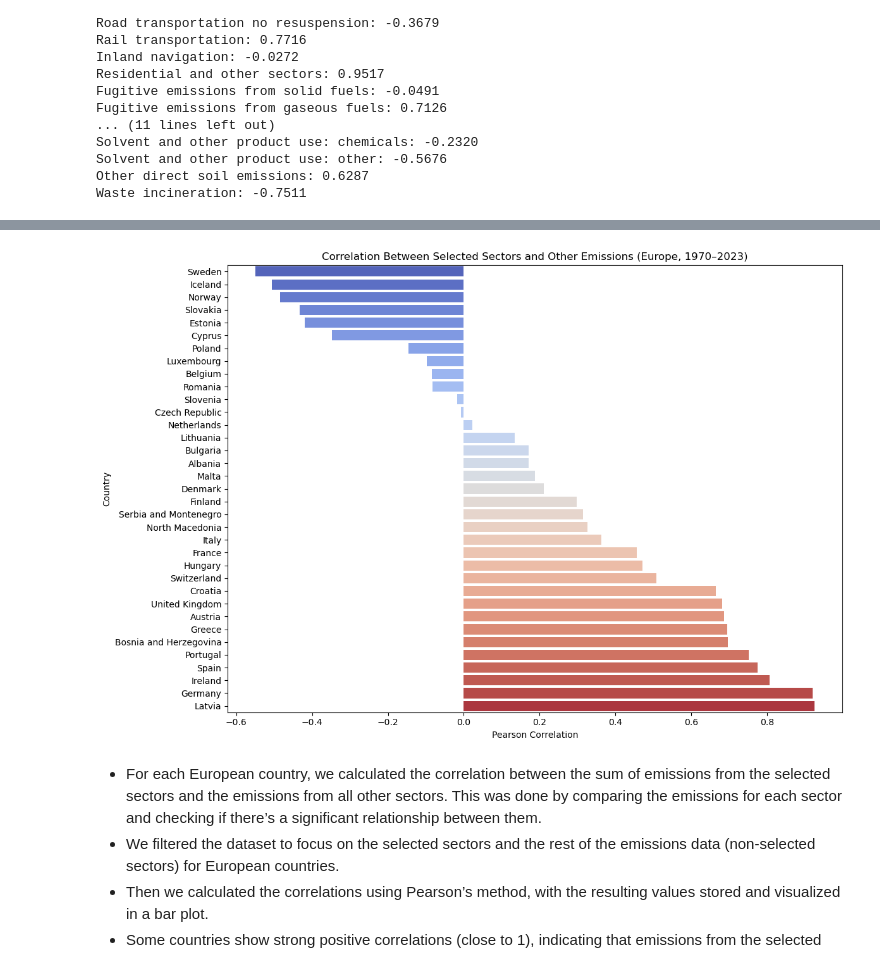
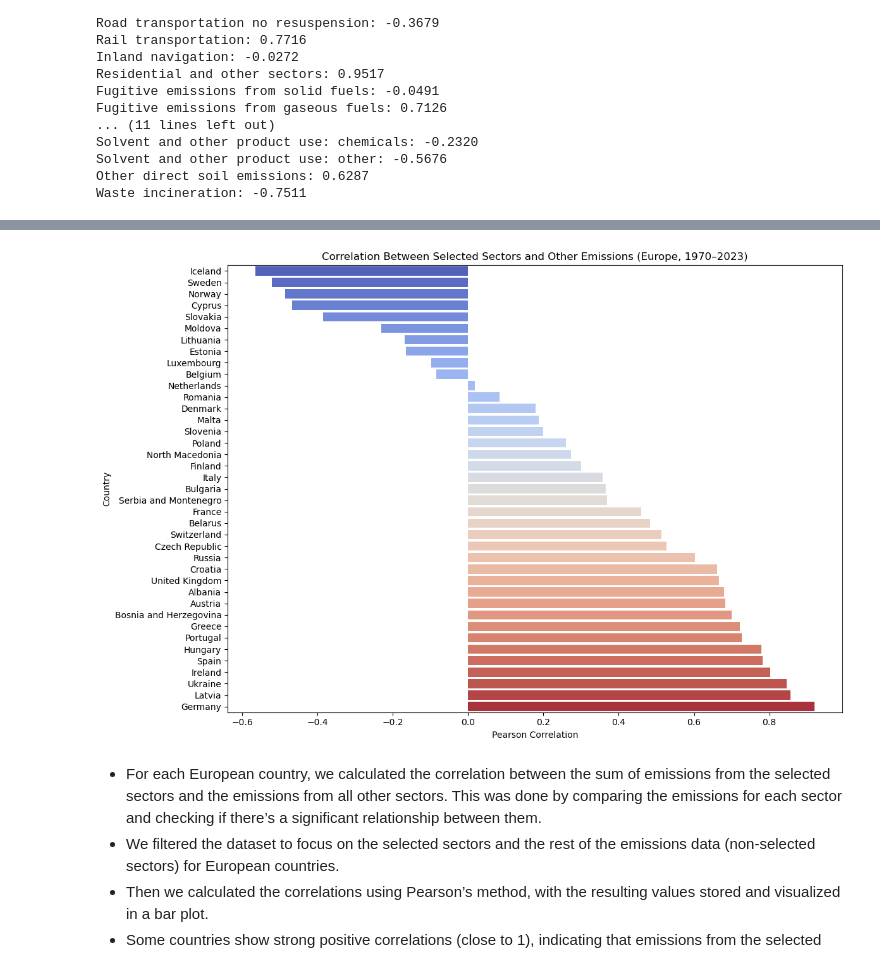
Before and after one commit to Filusion/PR2515, a Jupyter notebook: correlation.ipynb, the cells around one changed output, grey strips where cells are left out. Cells and saved outputs as stored; diff of their text form; code cells hidden in the pictures.

Commit message:
added Russia, Ukraine, Belarus and Moldova to the data

```diff
--- a/correlation.ipynb
+++ b/correlation.ipynb
@@ -45,7 +64,9 @@ Top 5 european countries with most emissions:
 # %%
 # Creating individual dataframes for the top 5 countries with most emissions containing emission per sector
+df_russia = df_co2_sectors[(df_co2_sectors["Name"] == "Russian Federation") & (df_co2_sectors["Substance"] == "CO2")].dropna(axis=0)
 df_germany = df_co2_sectors[(df_co2_sectors["Name"] == "Germany") & (df_co2_sectors["Substance"] == "CO2")].dropna(axis=0)
 df_uk = df_co2_sectors[(df_co2_sectors["Name"] == "United Kingdom") & (df_co2_sectors["Substance"] == "CO2")].dropna(axis=0)
+df_ukraine = df_co2_sectors[(df_co2_sectors["Name"] == "Ukraine") & (df_co2_sectors["Substance"] == "CO2")].dropna(axis=0)
 df_france = df_co2_sectors[(df_co2_sectors["Name"] == "France") & (df_co2_sectors["Substance"] == "CO2")].dropna(axis=0)
 df_italy = df_co2_sectors[(df_co2_sectors["Name"] == "Italy") & (df_co2_sectors["Substance"] == "CO2")].dropna(axis=0)
 df_poland = df_co2_sectors[(df_co2_sectors["Name"] == "Poland") & (df_co2_sectors["Substance"] == "CO2")].dropna(axis=0)
@@ -67,14 +88,17 @@ sectors_of_interest = [
     "Fugitive emissions from solid fuels",
     "Fugitive emissions from oil and gas",
     "Fugitive emissions from gaseous fuels",
-    "Other direct soil emissions",
     "Rail transportation"
 ]
 # %%
 # Filtering the chosen sectors
+df_russia_filtered = df_russia[df_russia["Sector"].isin(sectors_of_interest)]
+
 df_germany_filtered = df_germany[df_germany["Sector"].isin(sectors_of_interest)]
 
 df_uk_filtered = df_uk[df_uk["Sector"].isin(sectors_of_interest)]
+
+df_ukraine_filtered = df_ukraine[df_ukraine["Sector"].isin(sectors_of_interest)]
 
 df_france_filtered = df_france[df_france["Sector"].isin(sectors_of_interest)]
 
@@ -141,0 +206,18 @@ Correlation between Rail transportation emissions and total emissions: 0.7584
+# %%
+# Calculating and printing correlations for the chosen sectors in Russia and the total CO2 emissions
+year_columns = df_co2_sectors.columns[5:]
+df_russia[year_columns] = df_russia[year_columns].apply(pd.to_numeric, errors='coerce')
+
+russia_total = df_russia[year_columns].groupby(df_russia["Name"]).sum().loc["Russian Federation"]
+
+print("Correlation of each sector with total CO₂ emissions in Russia:\n")
+
+for sector in df_russia["Sector"].unique():
+    sector_data = df_russia[df_russia["Sector"] == sector][year_columns].sum()
+
+    valid = (~russia_total.isna()) & (~sector_data.isna())
+    if valid.sum() >= 2:
+        corr = np.corrcoef(russia_total[valid], sector_data[valid])[0, 1]
+        print(f"{sector}: {corr:.4f}")
+    else:
+        print(f"{sector}: Not enough valid data")
@@ -220,39 +328,56 @@ years = [str(year) for year in range(1970, 2024)]
 
 
 df_european_countries = df_co2_sectors[df_co2_sectors['Region'].str.contains('Europe', na=False)]
+
+# Add Russia
+df_russia = df_co2_sectors[df_co2_sectors['Name'].str.contains('Russian Federation', case=False, na=False)].copy()
+df_russia['Name'] = df_russia['Name'].replace('Russian Federation', 'Russia')
+
+# Add Ukraine
+df_ukraine = df_co2_sectors[df_co2_sectors['Name'].str.contains('Ukraine', case=False, na=False)].copy()
+
+# Add Belarus
+df_belarus = df_co2_sectors[df_co2_sectors['Name'].str.contains('Belarus', case=False, na=False)].copy()
+
+# Add Moldova
+df_moldova = df_co2_sectors[df_co2_sectors['Name'].str.contains('Moldova', case=False, na=False)].copy()
+df_moldova['Name'] = df_moldova['Name'].replace('Moldova, Republic of', 'Moldova')
+
+# Combine all
+df_european_countries = pd.concat([df_european_countries, df_russia, df_ukraine, df_belarus, df_moldova]).drop_duplicates()
 
 df_european_countries[years] = df_european_countries[years].apply(pd.to_numeric, errors='coerce')
 
 selected_df = df_european_countries[df_european_countries["Sector"].isin(sectors_of_interest)]
 other_df = df_european_countries[~df_european_countries["Sector"].isin(sectors_of_interest)]
 
 correlations = []
 
 for country in df_european_countries["Name"].unique():
     selected = selected_df[selected_df["Name"] == country][years].sum()
     other = other_df[other_df["Name"] == country][years].sum()
 
     valid = ~np.isnan(selected) & ~np.isnan(other)
 
     if valid.sum() > 1:
         sel = selected[valid]
         oth = other[valid]
 
         if np.std(sel) > 0 and np.std(oth) > 0:
             corr = np.corrcoef(sel, oth)[0, 1]
             correlations.append((country, corr))
 
 correlation_df = pd.DataFrame(correlations, columns=["Country", "Correlation"]).sort_values(by="Correlation")
 
 plt.figure(figsize=(12, 8))
 sns.barplot(x="Correlation", y="Country", data=correlation_df, palette="coolwarm")
 plt.title("Correlation Between Selected Sectors and Other Emissions (Europe, 1970–2023)")
 plt.xlabel("Pearson Correlation")
 plt.ylabel("Country")
 plt.tight_layout()
 plt.show()
 # %% [output]
-[figure, old version]
+[figure, new version]
 # %% [markdown]
 * For each European country, we calculated the correlation between the sum of emissions from the selected sectors and the emissions from all other sectors. This was done by comparing the emissions for each sector and checking if there’s a significant relationship between them.
 * We filtered the dataset to focus on the selected sectors and the rest of the emissions data (non-selected sectors) for European countries.
```
Also changed, not shown: parts of 13 cells of this notebook, 5 other files.
